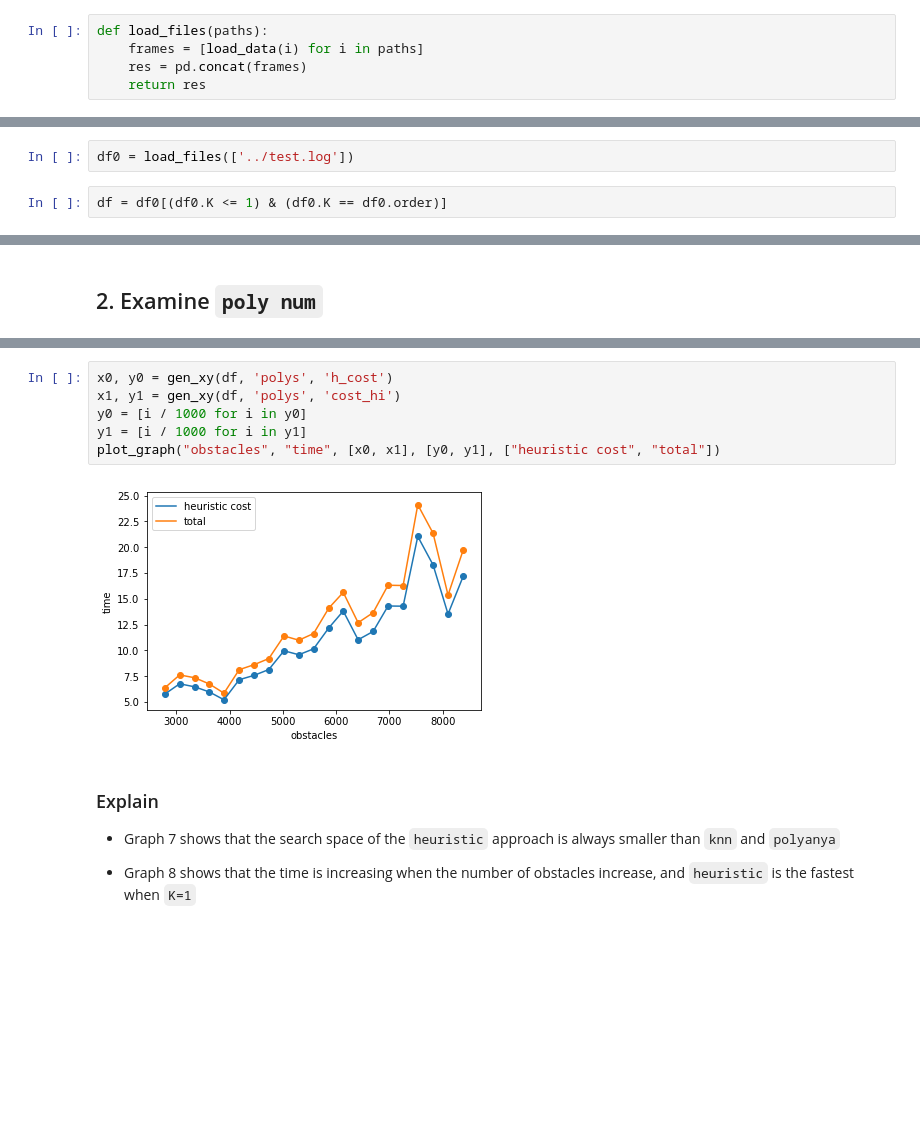
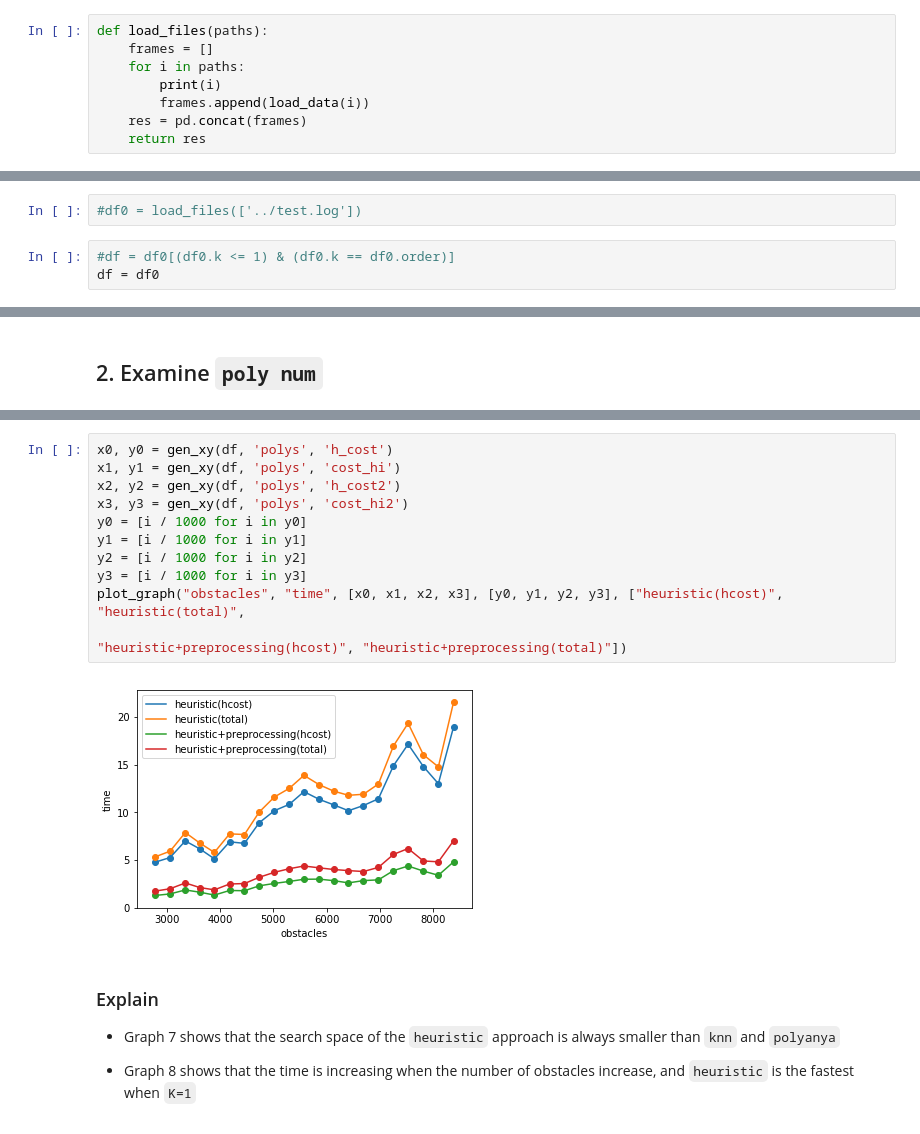
Before and after one commit to eggeek/Nav-Mesh-OkNN, a Jupyter notebook: analysis/Analysis.ipynb, the cells around one changed output, grey strips where cells are left out. Saved outputs shown, nothing was run; the diff lists cells and outputs as text; blank space fills up the shorter version.

```diff
--- a/analysis/Analysis.ipynb
+++ b/analysis/Analysis.ipynb
@@ -16,7 +16,10 @@ def load_data(fname):
     return res
 # %%
 def load_files(paths):
-    frames = [load_data(i) for i in paths]
+    frames = []
+    for i in paths:
+        print(i)
+        frames.append(load_data(i))
     res = pd.concat(frames)
     return res
 # %%
@@ -164,5 +186,6 @@ df0.head()
 # %%
-df0 = load_files(['../test.log'])
+#df0 = load_files(['../test.log'])
 # %%
-df = df0[(df0.K <= 1) & (df0.K == df0.order)]
+#df = df0[(df0.k <= 1) & (df0.k == df0.order)]
+df = df0
 # %%
@@ -287,11 +341,16 @@ plot_graph("obstacles", 'count', [x0, x1], [y0, y1], ['heuristic call', 'node pu
 # %%
 x0, y0 = gen_xy(df, 'polys', 'h_cost')
 x1, y1 = gen_xy(df, 'polys', 'cost_hi')
+x2, y2 = gen_xy(df, 'polys', 'h_cost2')
+x3, y3 = gen_xy(df, 'polys', 'cost_hi2')
 y0 = [i / 1000 for i in y0]
 y1 = [i / 1000 for i in y1]
-plot_graph("obstacles", "time", [x0, x1], [y0, y1], ["heuristic cost", "total"])
+y2 = [i / 1000 for i in y2]
+y3 = [i / 1000 for i in y3]
+plot_graph("obstacles", "time", [x0, x1, x2, x3], [y0, y1, y2, y3], ["heuristic(hcost)", "heuristic(total)",
+                                                                     "heuristic+preprocessing(hcost)", "heuristic+preprocessing(total)"])
 # %% [output]
-[figure, old version]
+[figure, new version]
 # %% [markdown]
 ### Explain
 
```
Also changed, not shown: parts of 30 cells of this notebook, 3 other files.
